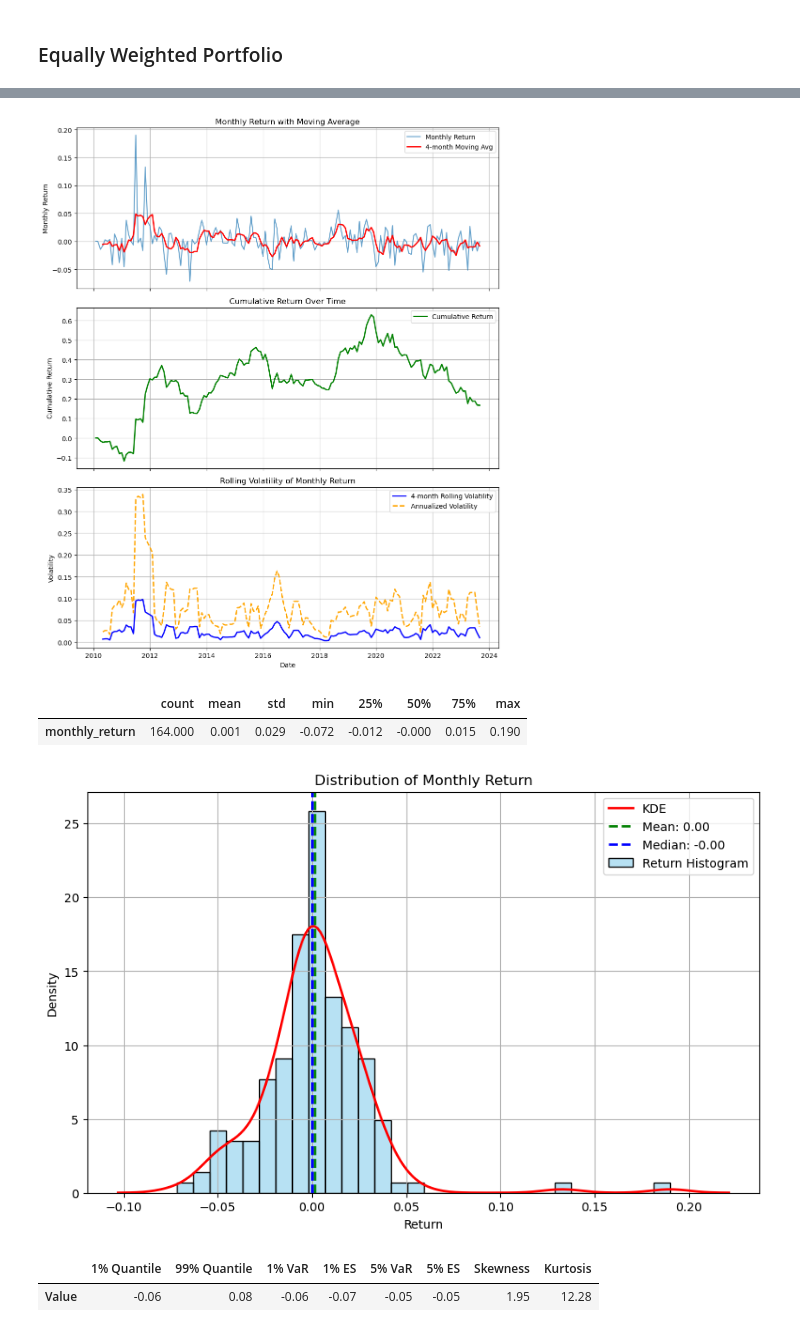
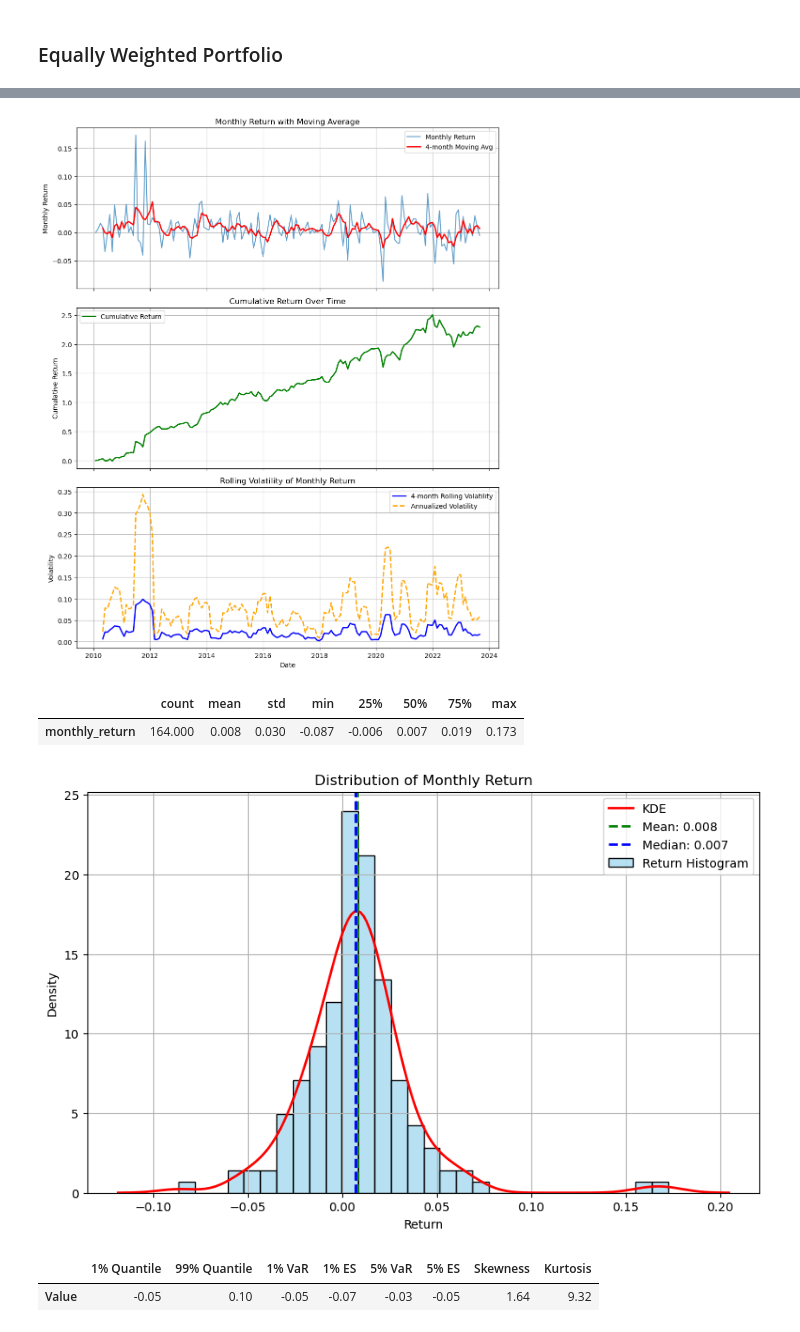
Before and after one commit to roshnx/buy-rough-sell-smooth, a Jupyter notebook: Trading_Strategy/trading_strategy.ipynb, the cells around one changed output, grey strips where cells are left out. Cells and saved outputs as stored; diff of their text form; code cells hidden in the pictures.

```diff
--- a/Trading_Strategy/trading_strategy.ipynb
+++ b/Trading_Strategy/trading_strategy.ipynb
@@ -77,20 +62,0 @@ implied_h_df
-# %%
-implied_h_df['date'] = pd.to_datetime(implied_h_df['date'])
-
-# Filter out weekends (Saturday = 5, Sunday = 6)
-implied_h_df = implied_h_df[~implied_h_df['date'].dt.weekday.isin([5, 6])]
-
-# Perform monthly aggregation ignoring weekends
-monthly_implied_h_df = (
-    implied_h_df
-    .groupby([
-        'ticker',
-        pd.Grouper(key='date', freq='BM')  # Last business day of the month
-    ])
-    .agg({
-        'price': 'last',
-        'H_value': 'mean'
-    })
-    .reset_index()
-)
-monthly_implied_h_df
@@ -619,8 +699,8 @@ def plot_pnl_distribution(pnl_df: pd.DataFrame, column: str = 'monthly_return',
     sns.kdeplot(data, color='red', lw=2, label='KDE')
 
     # Plot vertical lines for mean and median.
-    plt.axvline(mean_val, color='green', linestyle='--', lw=2, label=f'Mean: {mean_val:.2f}')
-    plt.axvline(median_val, color='blue', linestyle='--', lw=2, label=f'Median: {median_val:.2f}')
+    plt.axvline(mean_val, color='green', linestyle='--', lw=2, label=f'Mean: {mean_val:.3f}')
+    plt.axvline(median_val, color='blue', linestyle='--', lw=2, label=f'Median: {median_val:.3f}')
     # To include the mode, uncomment the following:
     # plt.axvline(mode_val, color='purple', linestyle='--', lw=2, label=f'Mode: {mode_val:.2f}')
 
@@ -982,7 +1289,7 @@ comparison_df.style.format("{:.4f}")
 # %% [markdown]
 ### Equally Weighted Portfolio
 # %%
-implied_h_rank_df_5 = rank_H_quintiles(monthly_implied_h_df, groups=5)
+implied_h_rank_df_5 = rank_H_quintiles(implied_h_df, groups=5)
 comparison_df = run_various_long_short_positions(
     implied_h_rank_df_5,
     monthly_prices,strategy_list_5,
@@ -1040,12 +1392,21 @@ comparison_df.style.format("{:.4f}")
+# %%
+implied_h_positions, implied_h_strat_returns_long_5 = trading_strategy(
+    implied_h_rank_df_5,
+    monthly_prices,
+    long=5,
+    short=1,
+    strat = "long",
+    weighted_allocation=True
+)
 # %%
-plot_monthly_pnl(implied_h_strat_returns)
+plot_monthly_pnl(implied_h_strat_returns_long_5)
 # %% [output]
-[figure, old version]
+[figure, new version]
 |  | count | mean | std | min | 25% | 50% | 75% | max |
-| monthly_return | 164.000 | 0.001 | 0.029 | -0.072 | -0.012 | -0.000 | 0.015 | 0.190 |
+| monthly_return | 164.000 | 0.008 | 0.030 | -0.087 | -0.006 | 0.007 | 0.019 | 0.173 |
 # %%
-plot_pnl_distribution(implied_h_strat_returns)
+plot_pnl_distribution(implied_h_strat_returns_long_5)
 # %% [output]
-[figure, old version]
+[figure, new version]
 |  | 1% Quantile | 99% Quantile | 1% VaR | 1% ES | 5% VaR | 5% ES | Skewness | Kurtosis |
-| Value | -0.06 | 0.08 | -0.06 | -0.07 | -0.05 | -0.05 | 1.95 | 12.28 |
+| Value | -0.05 | 0.10 | -0.05 | -0.07 | -0.03 | -0.05 | 1.64 | 9.32 |
```
Also changed, not shown: parts of 75 cells of this notebook.
